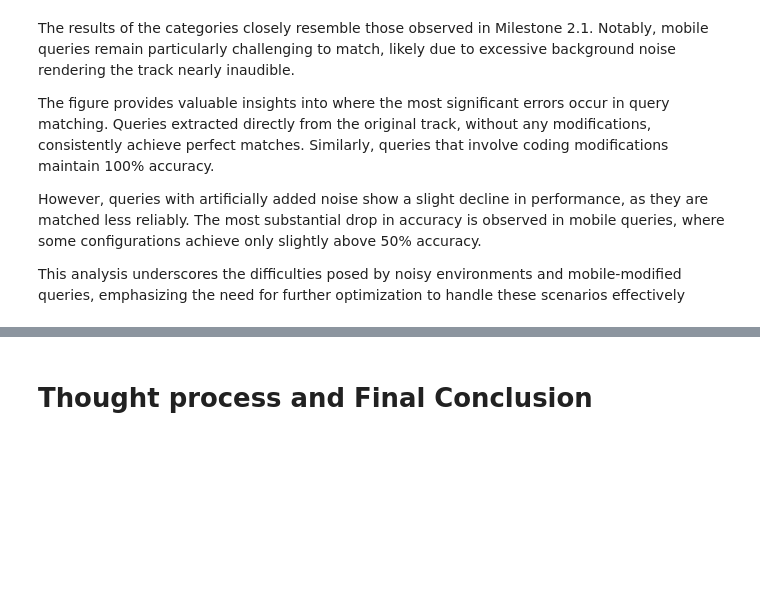
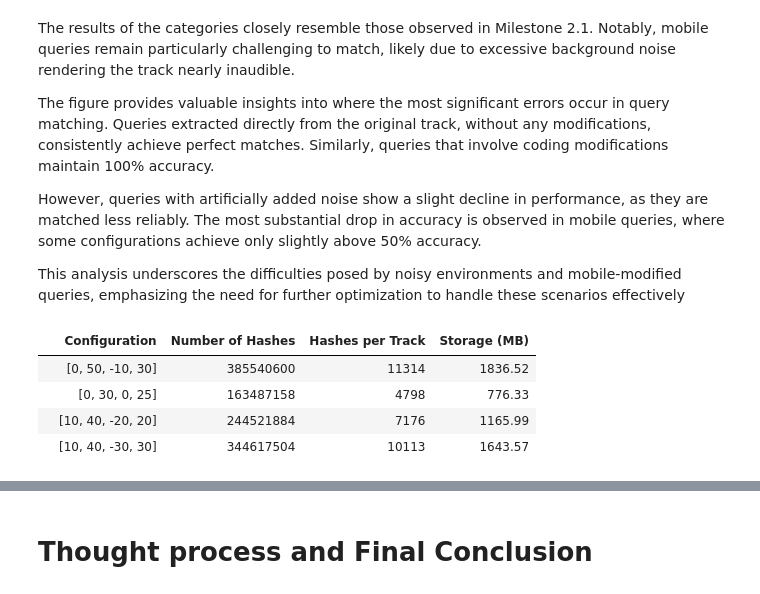
Before and after one commit to Konstiu/Music-Information-Retrieval, a Jupyter notebook: MS2.2.ipynb, the cells around one changed output, grey strips where cells are left out. Cells and saved outputs as stored; diff of their text form; code cells hidden in the pictures; blank space fills up the shorter version.

```diff
--- a/MS2.2.ipynb
+++ b/MS2.2.ipynb
@@ -1098,3 +1115,44 @@ The figure provides valuable insights into where the most significant errors occ
 However, queries with artificially added noise show a slight decline in performance, as they are matched less reliably. The most substantial drop in accuracy is observed in mobile queries, where some configurations achieve only slightly above 50% accuracy.
 
 This analysis underscores the difficulties posed by noisy environments and mobile-modified queries, emphasizing the need for further optimization to handle these scenarios effectively
+# %%
+import pandas as pd
+
+dist_freq = 11
+dist_time = 3
+num_tracks = 34076
+
+# Prepare data for the table
+rows = []
+for i, config in enumerate(configs):
+    config_name = f'hash_count_freq11_time3_min{config["time_min_offset"]}_max{config["time_max_offset"]}_{config["freq_min_offset"]}_{config["freq_max_offset"]}'
+    label = f"[{config['time_min_offset']}, {config['time_max_offset']}, {config['freq_min_offset']}, {config['freq_max_offset']}]"
+    file_path = f"partial_database_{dist_freq}#{dist_time}#{config['time_min_offset']}#{config['time_max_offset']}#{config['freq_min_offset']}#{config['freq_max_offset']}.pkl"
+    hash_value = hash_count.get(config_name, 0)
+
+    # Get the file size in MB
+    file_size_mb = os.path.getsize(file_path) / (1024 ** 2) if os.path.exists(file_path) else "File not found"
+
+    # Calculate number of hashes per track
+    hashes_per_track = hash_value / num_tracks if num_tracks > 0 else "N/A"
+
+    rows.append({
+        "Configuration": label,
+        "Number of Hashes": hash_value,
+        "Hashes per Track": round(hashes_per_track) if isinstance(hashes_per_track, (int, float)) else hashes_per_track,
+        "Storage (MB)": round(file_size_mb, 2) if isinstance(file_size_mb, (int, float)) else file_size_mb
+    })
+
+# Create a DataFrame
+hash_table = pd.DataFrame(rows)
+hash_table.index = ["" for _ in range(len(hash_table))]  # Remove index
+
+# Display the table
+hash_table
+#tabelle
+# %% [output]
+|  | Configuration | Number of Hashes | Hashes per Track | Storage (MB) |
+|  | [0, 50, -10, 30] | 385540600 | 11314 | 1836.52 |
+|  | [0, 30, 0, 25] | 163487158 | 4798 | 776.33 |
+|  | [10, 40, -20, 20] | 244521884 | 7176 | 1165.99 |
+|  | [10, 40, -30, 30] | 344617504 | 10113 | 1643.57 |
```
Also changed, not shown: parts of 23 cells of this notebook.
